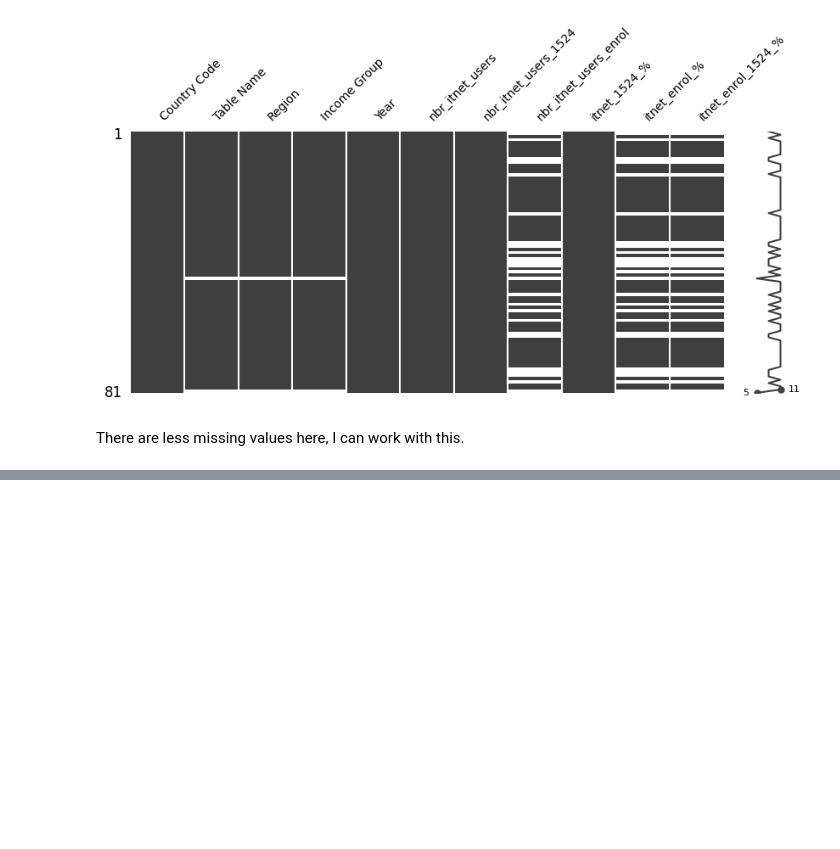
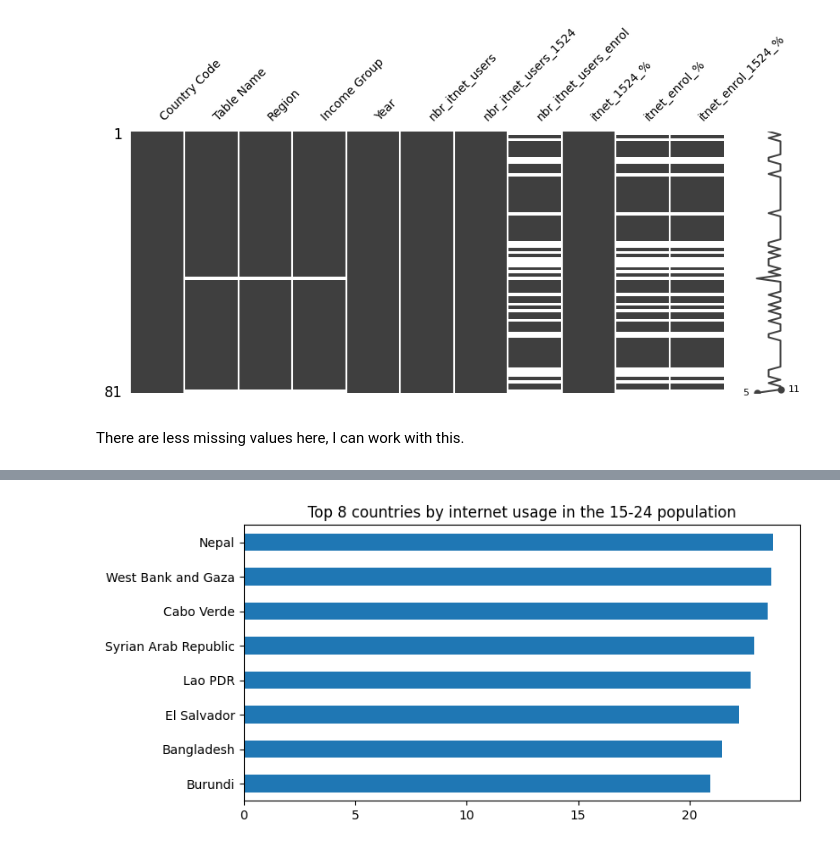
Before and after one commit to 64FC/Openclassrooms_DataScientist, a Jupyter notebook: Projet_1/WordBank_Education_Statistics.ipynb, the cells around one changed output, grey strips where cells are left out. Drawn from its saved outputs; the diff is of its cells as text; code cells hidden in the pictures; blank space fills up the shorter version.

```diff
--- a/Projet_1/WordBank_Education_Statistics.ipynb
+++ b/Projet_1/WordBank_Education_Statistics.ipynb
@@ -2198,3 +2135,21 @@ print(tabulate(df_2014_sorted_1524.head(6), headers='keys', tablefmt='github'))
+# %%
+# Let's start by plotting the countries with the highest
+# internet 1524 percentage
+
+# Define the dimensions of the plot (global modification)
+plt.rcParams['figure.figsize'] = (8,4)
+# To reset figsize for future plots
+#plt.rcParams['figure.figsize'] = plt.rcParamsDefault['figure.figsize']
+
+# Barplot
+df_2014_sorted_1524.head(8).plot.barh(x='Table Name', y='itnet_1524_%',
+                                       legend=False).invert_yaxis()
+plt.title('Top 8 countries by internet usage in the 15-24 population')
+# Remove the y-axis label
+plt.ylabel('')
+plt.show()
+# %% [output]
+[figure, added]
 # %%
 df_2014_sorted_enrol = df_2014.sort_values(by=['itnet_enrol_%'],
                                            ascending=False)
```
Also changed, not shown: parts of 51 cells of this notebook.
